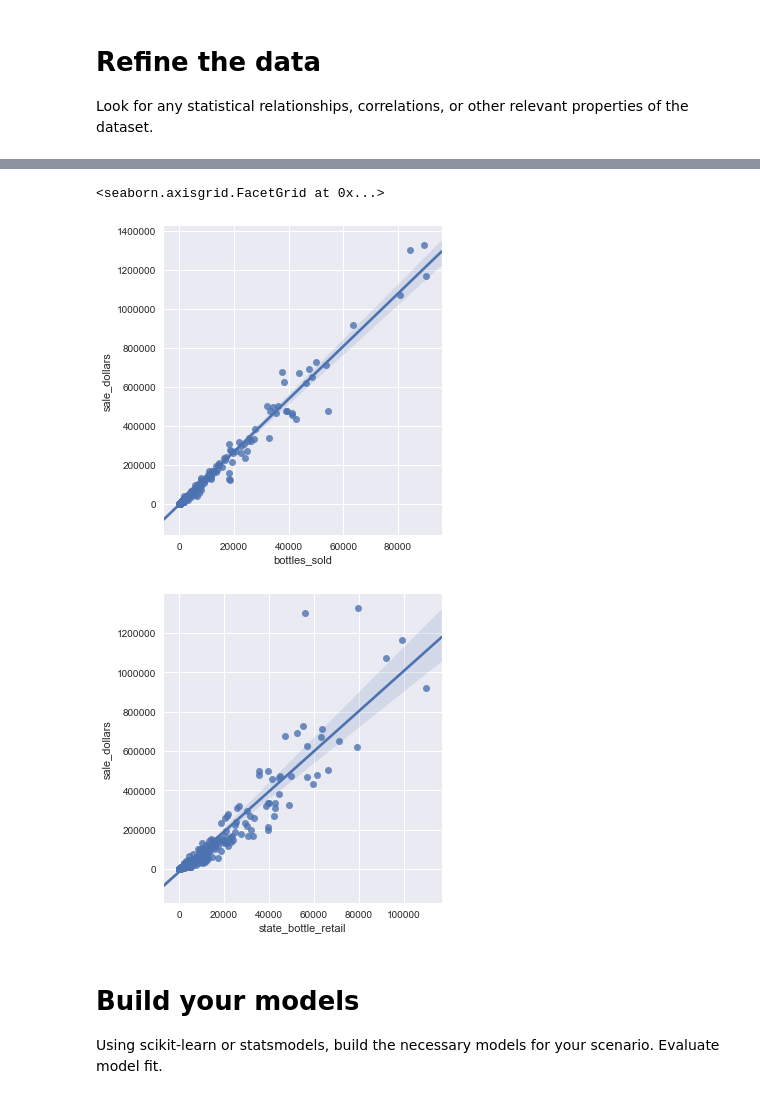
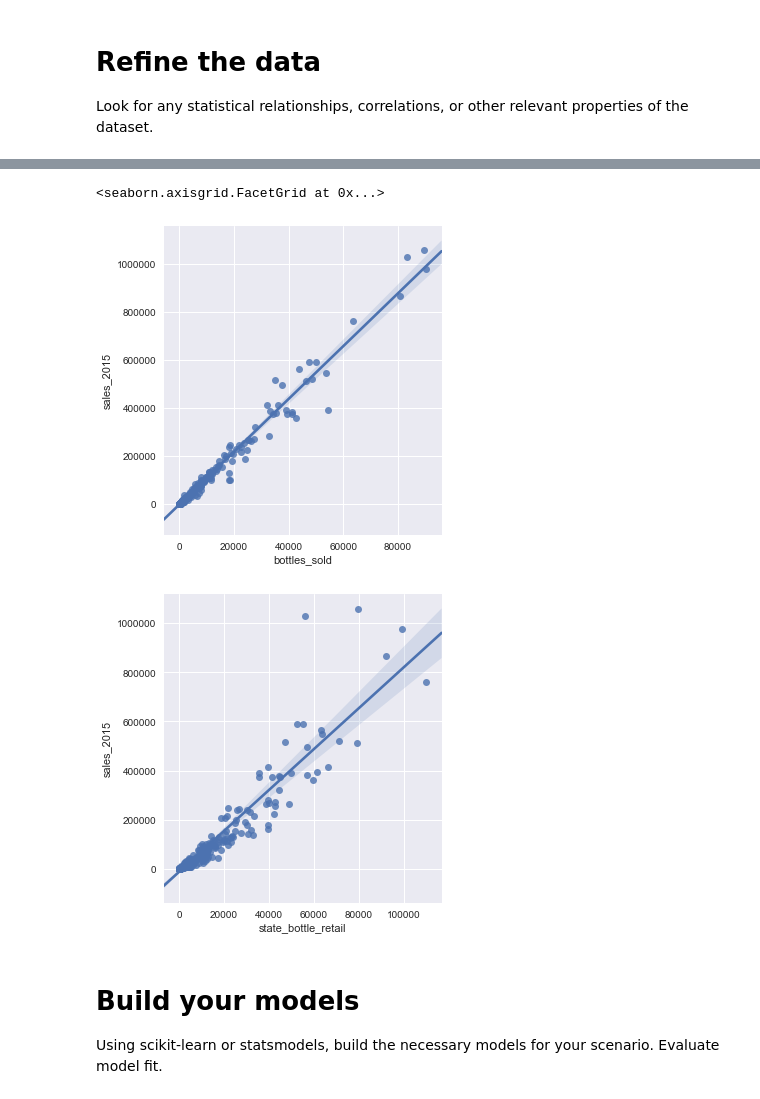
Before and after one commit to matthewbrems/old, a Jupyter notebook: projects/02-project/starter-code/project-2-starter-code-jd.ipynb, the cells around one changed output, grey strips where cells are left out. Cells and saved outputs as stored; diff of their text form; code cells hidden in the pictures.

```diff
--- a/projects/02-project/starter-code/project-2-starter-code-jd.ipynb
+++ b/projects/02-project/starter-code/project-2-starter-code-jd.ipynb
@@ -102,16 +107,18 @@ iowa_zips.to_sql('iowa_zips', engine)
 ## run updates to fill in county names by matching zip_codes to lookup data
 q1 = 'update liquor set county = (select upper(county) from county_lookup where county_lookup.zip_code = liquor.zip_code) where county is null;'
 q2 = 'update liquor set county = (select upper(County) from iowa_zips where iowa_zips.Zip_Code = liquor.zip_code) where county is null;'
+q3 = 'update liquor set county = null where zip_code not in (select Zip_Code from iowa_zips) ;'
+
 conn.execute(q1)
 conn.execute(q2)
 
 ## pull sql table back into a pandas df
-liquor_sql = pd.read_sql_table('liquor',engine)
+liquor = pd.read_sql_table('liquor',engine)
 
 ## close sql connection
 conn.close()
 
-eda(liquor_sql)
+eda(liquor)
 # %% [output]
 missing values
 index                     0
@@ -133,15 +140,8 @@ num duplicates: 0
 # %%
 ## all are filled in!
 
-## I'm happy with the quality of the data, so I'm
-## going to go ahead and use the modified table
-liquor = liquor_sql
-liquor_sql = ''
-
-
 ## and now i'll export the data to be used for mapping in tableau
-liquor.to_csv('../../../../Iowa_Liquor_sales_sample_10pct_CLEAN.csv')
-
+# liquor.to_csv('../../../../Iowa_Liquor_sales_sample_10pct_CLEAN.csv')
 
 ## because i'm neurotic, found coordinates for counties that couldn't be mapped in tableau
 # https://dom.iowa.gov/document/iowa-county-codes-and-coordinates
@@ -260,0 +228,14 @@ NameError: name 'liquor' is not defined
+# %%
+# exclude the sales >+ 20000 as determined by graphs
+liquor = liquor[liquor.sale_dollars < 20000]
+
+# create a column for 2015 sales, and both 2015, 2016 Q1 sales
+# I plan to include 2015Q1 as a feature and then run 2016Q1 to predict what 2016 FY sales will be
+liquor['sales_2015'] = liquor['sale_dollars'][liquor.year==2015]
+liquor['sales_1Q15'] = liquor['sale_dollars'][liquor.year==2015 ][liquor.month.isin([1,2,3])]
+liquor['sales_1Q16'] = liquor['sale_dollars'][liquor.year==2016 ][liquor.month.isin([1,2,3])]
+
+
+liquor_by_zip.fillna(0,inplace=True)
+liquor_by_city.fillna(0,inplace=True)
+liquor_by_county.fillna(0,inplace=True)
@@ -276,7 +321,7 @@ sns.heatmap(liquor_correlation, vmax=.8, square=True)
 # %%
-sns.lmplot(x="bottles_sold", y="sale_dollars", data=liquor_by_zip)
-sns.lmplot(x="state_bottle_retail", y="sale_dollars", data=liquor_by_zip)
+sns.lmplot(x="bottles_sold", y="sales_2015", data=liquor_by_zip)
+sns.lmplot(x="state_bottle_retail", y="sales_2015", data=liquor_by_zip)
 # %% [output]
 <seaborn.axisgrid.FacetGrid at 0x...>
-[figure, old version]
+[figure, new version]
-[figure, old version]
+[figure, new version]
```
Also changed, not shown: parts of 42 cells of this notebook, 2 other files.
